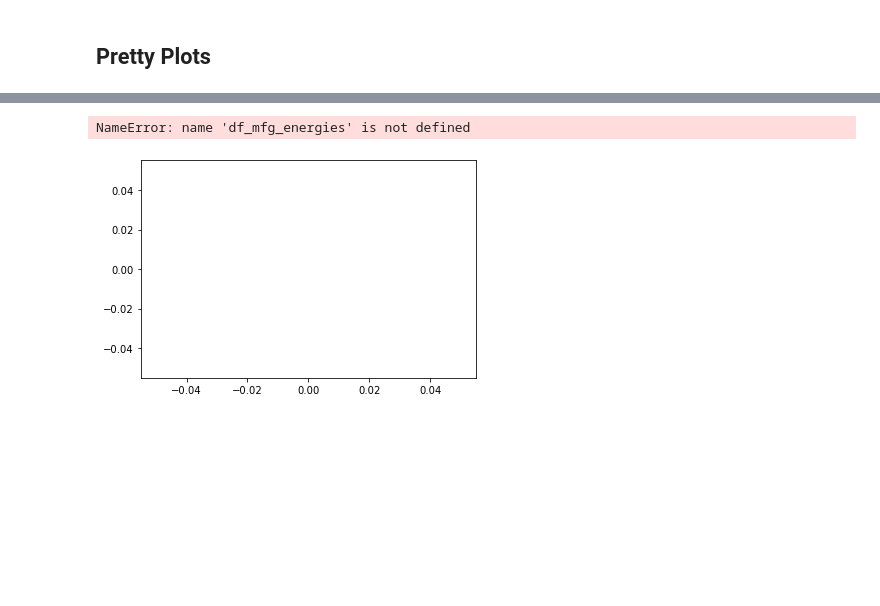
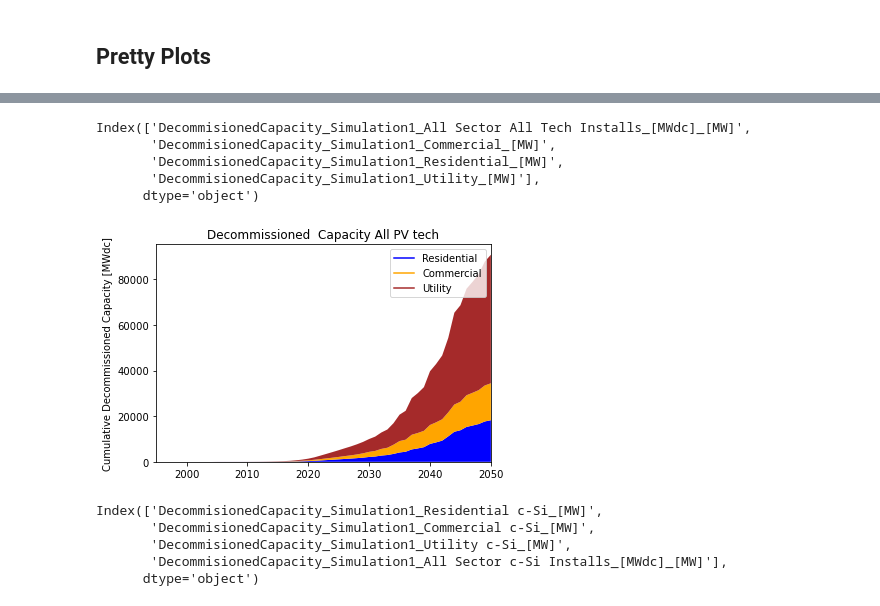
Before and after one commit to NREL/PV_ICE, a Jupyter notebook: docs/tutorials/14 - Historical US Installs Waste Projection.ipynb, the cells around one changed output, grey strips where cells are left out. Cells and saved outputs as stored; diff of their text form; code cells hidden in the pictures; blank space fills up the shorter version.

```diff
--- a/docs/tutorials/14 - Historical US Installs Waste Projection.ipynb
+++ b/docs/tutorials/14 - Historical US Installs Waste Projection.ipynb
@@ -198,5 +198,10 @@ plt.legend()
 usyearlyr1, uscumr1 = r1.aggregateResults()
 usyearlyr1.to_csv('historicalUS-yearly.csv')
 uscumr1.to_csv('historicalUS-cumulative.csv')
+# %%
+#subset result dataframes to look at all tech and just cSi and remove old USHistory file
+usyearlyr1_sub = usyearlyr1[usyearlyr1.columns.drop(list(usyearlyr1.filter(like='USHistory')))]
+yearlycSi_agg = usyearlyr1_sub.filter(like='c-Si')
+yearlyallPV_agg = usyearlyr1_sub[usyearlyr1_sub.columns.difference(yearlycSi_agg.columns)]
 # %% [markdown]
 ## Pretty Plots
@@ -225,22 +246,27 @@ plt.show()
+# %%
+yearlyallPV_agg.filter(like='Decommisioned').columns
+# %% [output]
+Index(['DecommisionedCapacity_Simulation1_All Sector All Tech Installs_[MWdc]_[MW]',
+       'DecommisionedCapacity_Simulation1_Commercial_[MW]',
+       'DecommisionedCapacity_Simulation1_Residential_[MW]',
+       'DecommisionedCapacity_Simulation1_Utility_[MW]'],
+      dtype='object')
 # %%
-#c-Si  plot
-plt.plot([],[],color='blue', label='Reduce Si')
-plt.plot([],[],color='orange', label='Refine Si')
-plt.plot([],[],color='brown', label='Ingot')
-plt.plot([],[],color='green', label='Wafer')
-plt.plot([],[],color='red', label='Cell')
+#all techs plot
+plt.plot([],[],color='blue', label='Residential')
+plt.plot([],[],color='orange', label='Commercial')
+plt.plot([],[],color='brown', label='Utility')
 
-plt.stackplot(df_mfg_energies.index, df_mfg_energies['E_reduceSilicatoMGSi'],
-              df_mfg_energies['ErefineSiemens kWh/kg'],
-              df_mfg_energies['E_Ingot_kWhpkg'],
-              df_mfg_energies['E_Wafering_kWhpkg'],
-              df_mfg_energies['E_cellProcess_kWhpkg'],
-             colors = ['blue','orange','brown','green','red'])
-plt.title('Electricity: Silicon Manufacturing')
-plt.ylabel('Electricity Demand [kWh/kg]')
-plt.xlim(1995,2022)
+
+plt.stackplot(yearlyallPV_agg.index,
+              yearlyallPV_agg['DecommisionedCapacity_Simulation1_Residential_[MW]'],
+              yearlyallPV_agg['DecommisionedCapacity_Simulation1_Commercial_[MW]'],
+              yearlyallPV_agg['DecommisionedCapacity_Simulation1_Utility_[MW]'],
+              colors = ['blue','orange','brown'])
+plt.title('Decommissioned  Capacity All PV tech')
+plt.ylabel('Cumulative Decommissioned Capacity [MWdc]')
+plt.xlim(1995,2050)
 plt.legend()
 plt.show()
 # %% [output]
-NameError: name 'df_mfg_energies' is not defined
-[figure, old version]
+[figure, new version]
@@ -320,0 +273,8 @@ a1.legend((p0[0], p1[0], p2[0], p3[0], p4[0], p5[0], p6[0] ), ('Glass', 'Alumini
+# %%
+yearlycSi_agg.filter(like='Decommisioned').columns
+# %% [output]
+Index(['DecommisionedCapacity_Simulation1_Residential c-Si_[MW]',
+       'DecommisionedCapacity_Simulation1_Commercial c-Si_[MW]',
+       'DecommisionedCapacity_Simulation1_Utility c-Si_[MW]',
+       'DecommisionedCapacity_Simulation1_All Sector c-Si Installs_[MWdc]_[MW]'],
+      dtype='object')
```
Also changed, not shown: parts of 15 cells of this notebook, 2 other files.
